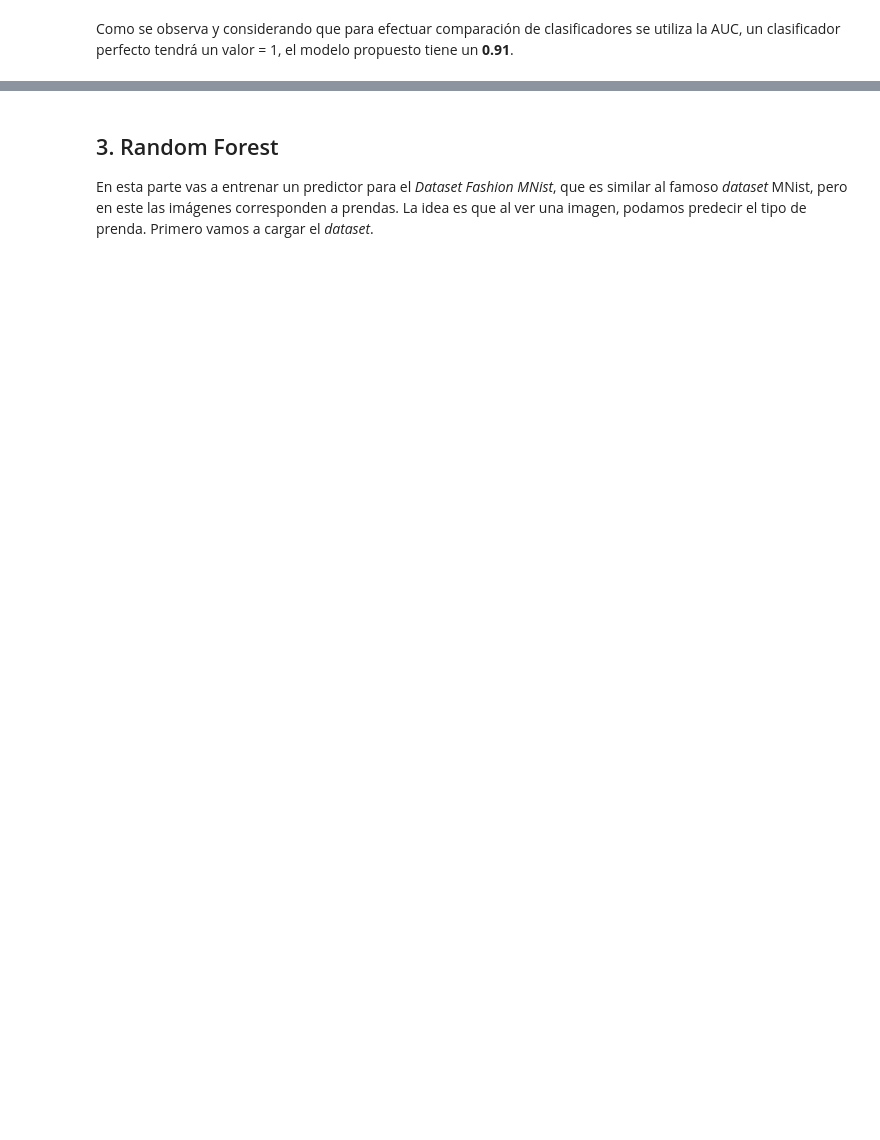
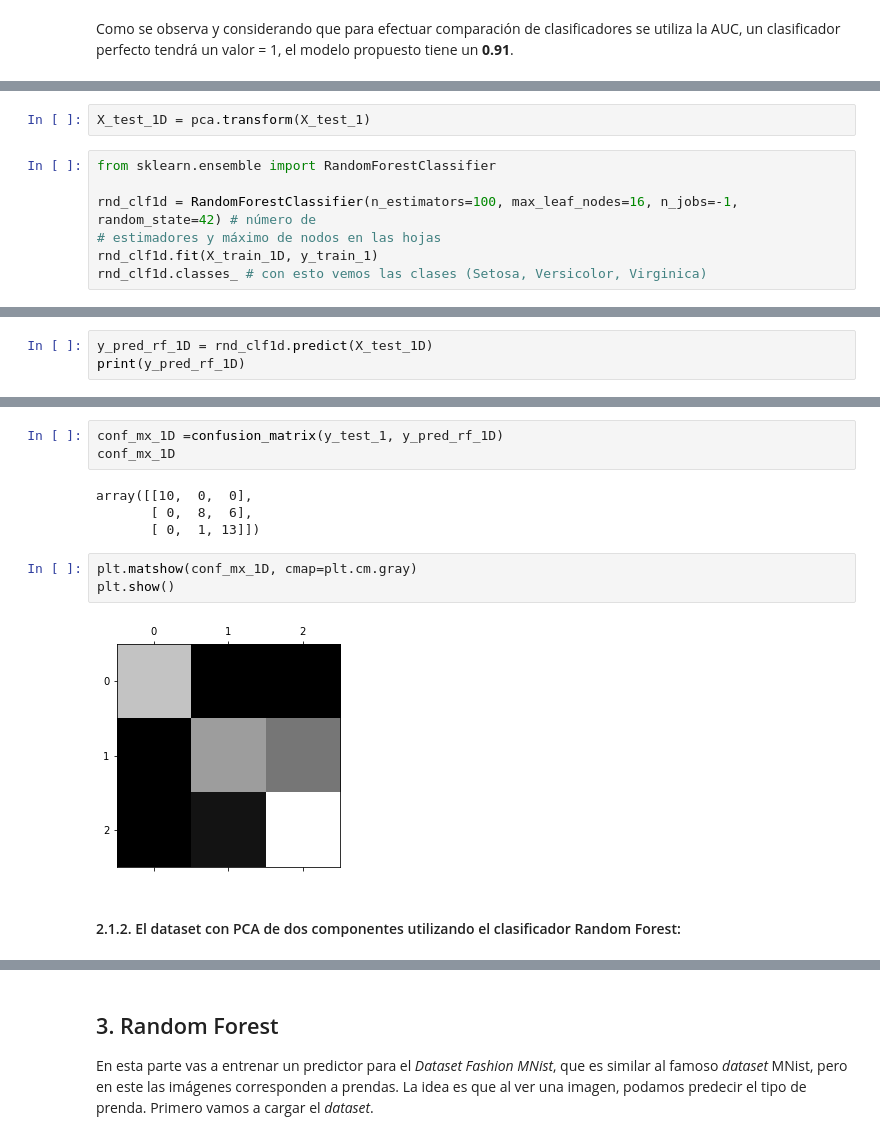
Before and after one commit to educarrascov/MIA_MachineLearning, a Jupyter notebook: 0. Trabajo Final MIA/Actividad Final educarrascov.ipynb, the cells around one changed output, grey strips where cells are left out. Drawn from its saved outputs; the diff is of its cells as text; blank space fills up the shorter version.

```diff
--- a/0. Trabajo Final MIA/Actividad Final educarrascov.ipynb
+++ b/0. Trabajo Final MIA/Actividad Final educarrascov.ipynb
@@ -368,0 +374,9 @@ No olvides discutir tu solución **en esta celda**.
+# %%
+X_test_1D = pca.transform(X_test_1)
+# %%
+from sklearn.ensemble import RandomForestClassifier
+
+rnd_clf1d = RandomForestClassifier(n_estimators=100, max_leaf_nodes=16, n_jobs=-1, random_state=42) # número de
+# estimadores y máximo de nodos en las hojas
+rnd_clf1d.fit(X_train_1D, y_train_1)
+rnd_clf1d.classes_ # con esto vemos las clases (Setosa, Versicolor, Virginica)
@@ -368,0 +385,3 @@ No olvides discutir tu solución **en esta celda**.
+# %%
+y_pred_rf_1D = rnd_clf1d.predict(X_test_1D)
+print(y_pred_rf_1D)
@@ -368,0 +404,14 @@ No olvides discutir tu solución **en esta celda**.
+# %%
+conf_mx_1D =confusion_matrix(y_test_1, y_pred_rf_1D)
+conf_mx_1D
+# %% [output]
+array([[10,  0,  0],
+       [ 0,  8,  6],
+       [ 0,  1, 13]])
+# %%
+plt.matshow(conf_mx_1D, cmap=plt.cm.gray)
+plt.show()
+# %% [output]
+[figure, added]
+# %% [markdown]
+#### 2.1.2. El dataset con PCA de dos componentes utilizando el clasificador Random Forest:
```
Also changed, not shown: parts of 76 cells of this notebook.
